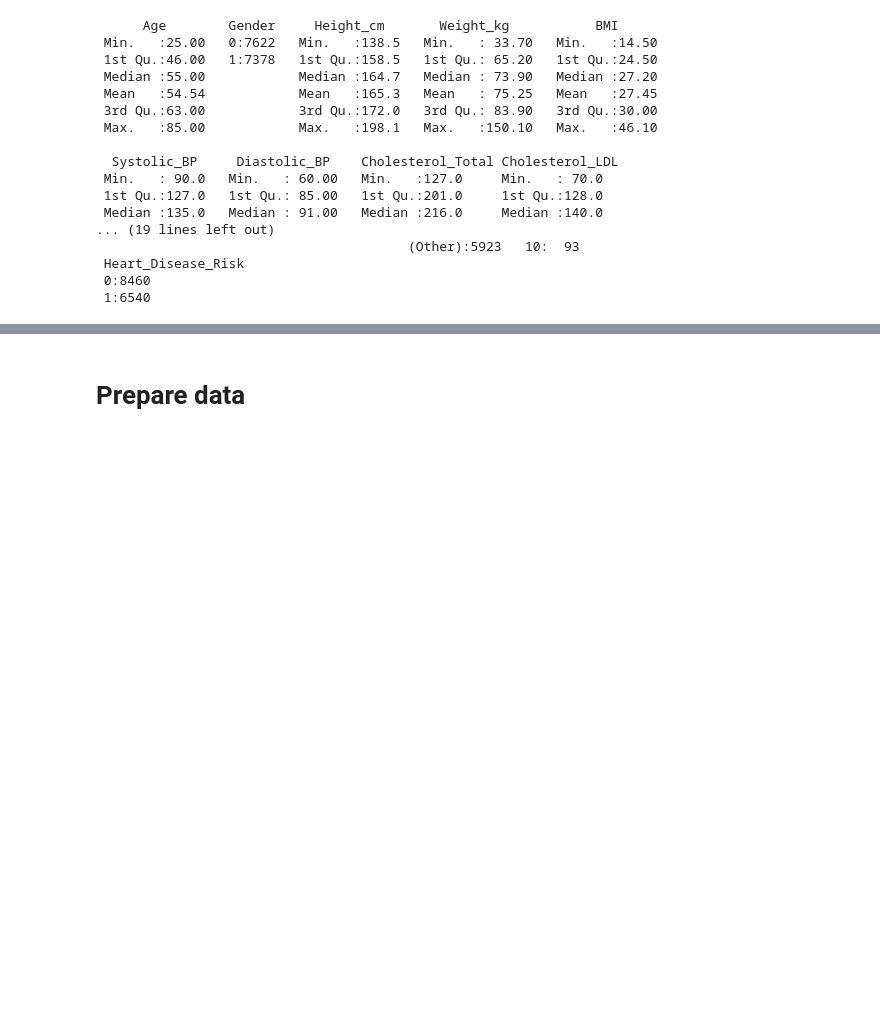
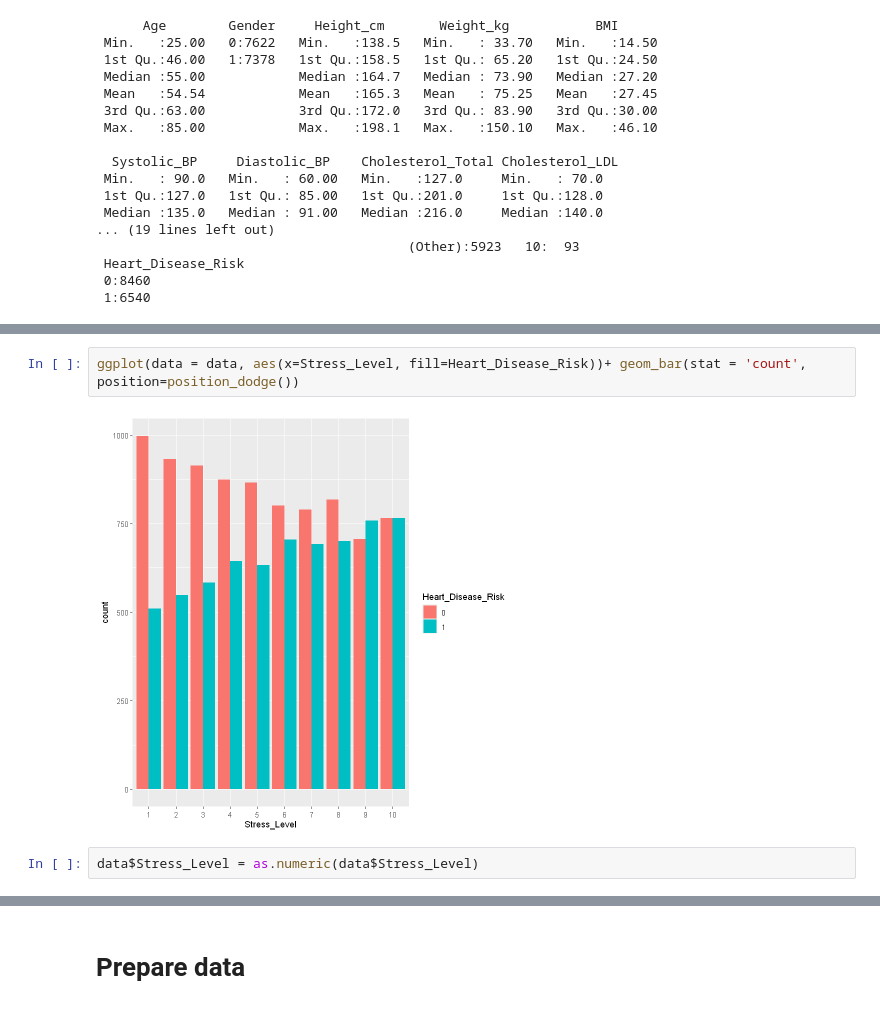
Before and after one commit to HOANG-Anh2004/projet_ML_4A_GMM_INSA, a Jupyter notebook: Modelisation_R.ipynb, the cells around one changed output, grey strips where cells are left out. Drawn from its saved outputs; the diff is of its cells as text; blank space fills up the shorter version.

```diff
--- a/Modelisation_R.ipynb
+++ b/Modelisation_R.ipynb
@@ -79,0 +92,6 @@ summary(data)
+# %%
+ggplot(data = data, aes(x=Stress_Level, fill=Heart_Disease_Risk))+ geom_bar(stat = 'count', position=position_dodge())
+# %% [output]
+[figure, added]
+# %%
+data$Stress_Level = as.numeric(data$Stress_Level)
```
Also changed, not shown: parts of 62 cells of this notebook.
